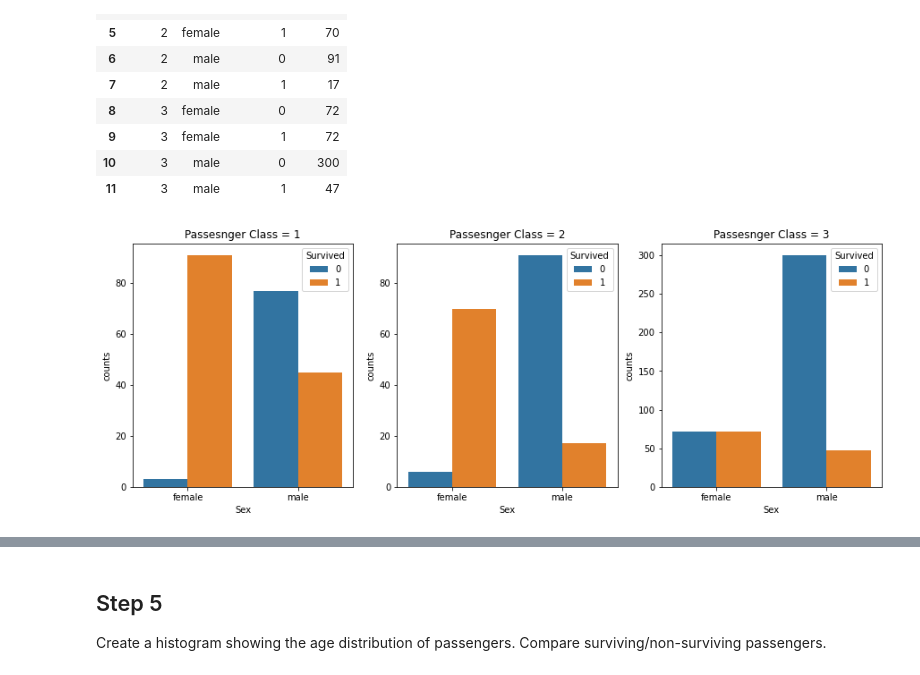
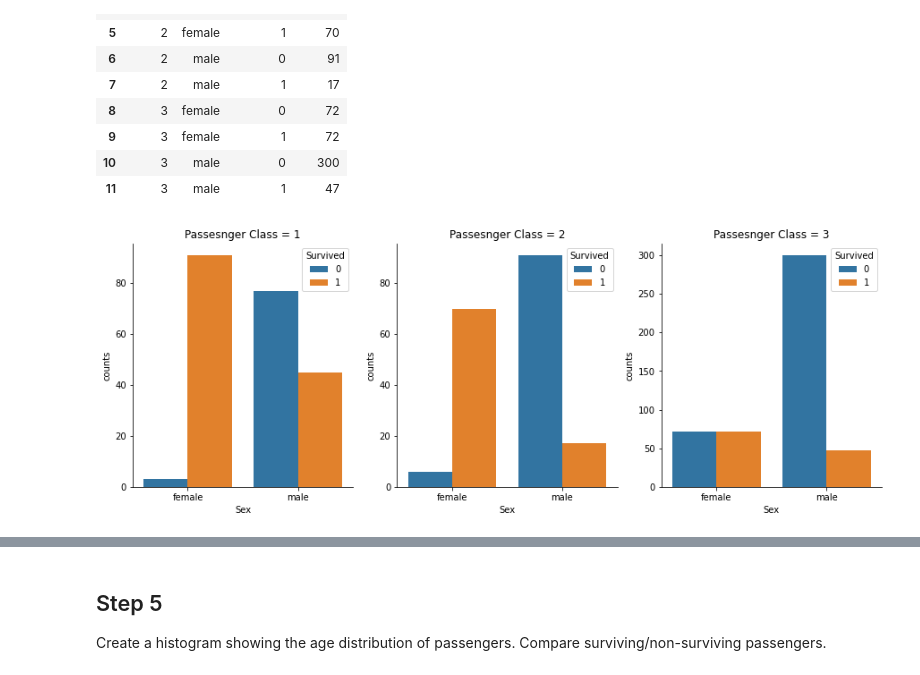
Before and after one commit to the-Hull/p045_spiced_projects, a Jupyter notebook: 02_week/01_exercises/2_ml_exercise.ipynb, the cells around one changed output, grey strips where cells are left out. Drawn from its saved outputs; the diff is of its cells as text; code cells hidden in the pictures.

```diff
--- a/02_week/01_exercises/2_ml_exercise.ipynb
+++ b/02_week/01_exercises/2_ml_exercise.ipynb
@@ -94,14 +93,16 @@ crossdf_sex
 # %%
 fig, axs = plt.subplots(1, 3, figsize = (15, 5))
 
 
 for pc in [1,2,3]:
     sns.barplot(
         data = crossdf_sex.loc[crossdf_sex['Pclass'] == pc, :],
         x = 'Sex',
         y = 'counts',
         hue = 'Survived',
         ax = axs[pc-1],
         ci = None).set_title(f'Passesnger Class = {pc}')
+
+sns.despine()
 # %% [output]
-[figure, old version]
+[figure, new version]
```
Also changed, not shown: parts of 9 cells of this notebook.
